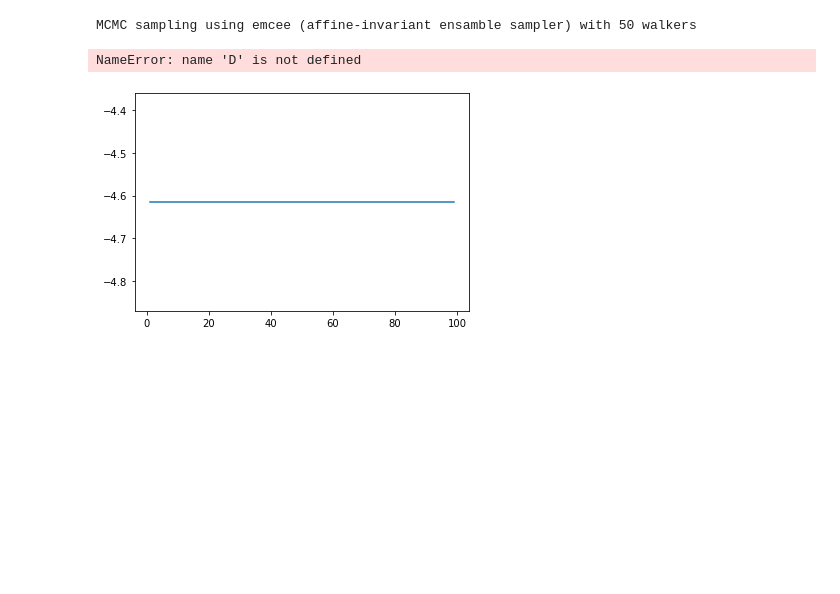
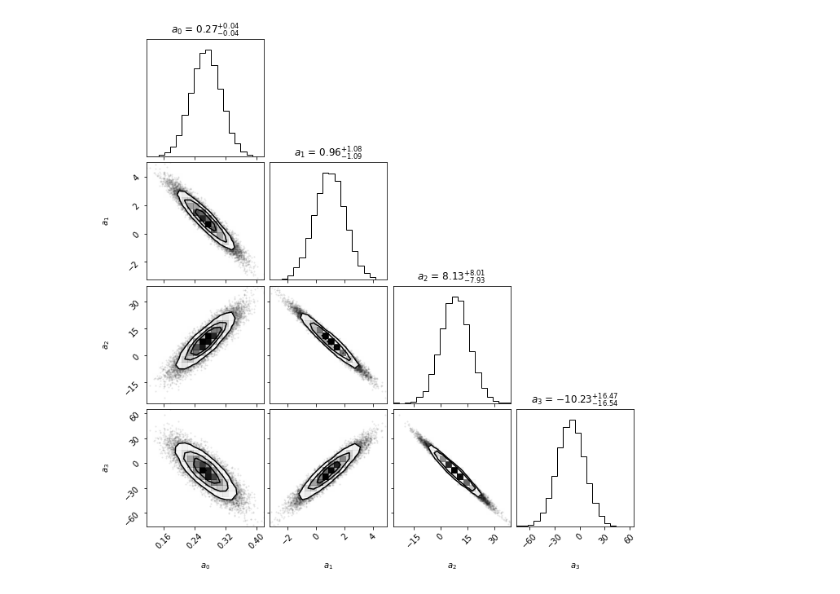
Before and after one commit to vicorGUS/Project1, a Jupyter notebook: Project1_Folder/Project1.ipynb, the cells around one changed output. Drawn from its saved outputs; the diff is of its cells as text; code cells hidden in the pictures; blank space fills up the shorter version.

```diff
--- a/Project1_Folder/Project1.ipynb
+++ b/Project1_Folder/Project1.ipynb
@@ -8,9 +12,8 @@ m=data.shape[0]
 x=np.zeros(m)
 y=np.zeros(m)
 sigma=np.zeros(m)
-
 for i in range(data.shape[0]):
     x[i]=data[i][0]
     y[i]=data[i][1]
-    sigma[i] = data[i][0]
+    sigma[i] = data[i][2]
 # %%
@@ -54,32 +49,15 @@ def log_posterior_gauss(abar, a, sigma, chi_squared):
+# %%
+k = 4
+theta_start = np.zeros(k)
+
+fun = lambda *args: -log_likelihood(*args)
+initial = theta_start + 0.1 * np.random.randn(k)
+sol = minimize(fun, initial, args=(x, y, sigma))
 # %%
-ndim = 1
-nwalkers = 50  # number of MCMC walkers
-nburn = 1000  # "burn-in" period to let chains stabilize
-nsteps = 1000  # number of MCMC steps to take
+starting_guesses = [sol.x] + 1e-4 * np.random.randn(50, k)
 
-# we'll start at random locations within the prior volume
-starting_guesses = min_sigma + max_sigma * np.random.rand(nwalkers,ndim)
+nwalkers, ndim = starting_guesses.shape
 
-print("MCMC sampling using emcee (affine-invariant ensamble sampler) with {0} walkers".format(nwalkers))
-sampler = emcee.EnsembleSampler(nwalkers, ndim, log_posterior_uni, args=[D])
+sampler_uni = emcee.EnsembleSampler(nwalkers, ndim, log_posterior_uni, args=(x, y, sigma))
 
-# "burn-in" period; save final positions and then reset
-pos, prob, state = sampler.run_mcmc(starting_guesses, nburn)
-sampler.reset()
-
-# sampling period
-sampler.run_mcmc(pos, nsteps)
-
-print("Mean acceptance fraction: {0:.3f} (in total {1} steps)"
-                .format(np.mean(sampler.acceptance_fraction),nwalkers*nsteps))
-
-# discard burn-in points and flatten the walkers; the shape of samples is (nwalkers*nsteps, ndim)
-samples = sampler.chain.reshape((-1, ndim))
+sampler_uni.run_mcmc(starting_guesses, 5000, progress=True);
-# %% [output]
-MCMC sampling using emcee (affine-invariant ensamble sampler) with 50 walkers
-NameError: name 'D' is not defined
-# %%
-sigma=np.linspace(0,100,101)
-plt.plot(sigma, log_prior_uni(sigma));
-# %% [output]
-[figure, removed]
@@ -85,0 +72,8 @@ plt.plot(sigma, log_prior_uni(sigma));
+# %%
+flat_samples_uni = sampler_uni.get_chain(discard=100, thin=15, flat=True)
+
+labels = [r"$a_0$", r"$a_1$", r"$a_2$", r"$a_3$"]
+
+fig = corner.corner(flat_samples_uni, labels=labels, titles=labels, show_titles=True);
+# %% [output]
+[figure, added]
```
Also changed, not shown: parts of 4 cells of this notebook.
